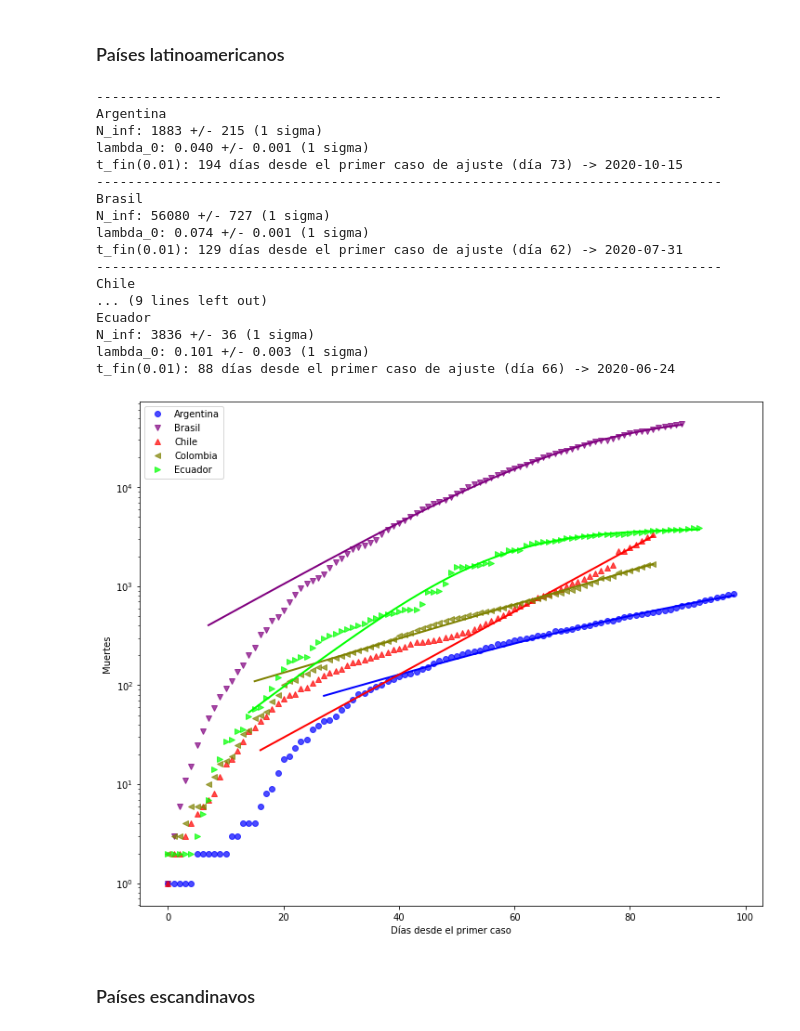
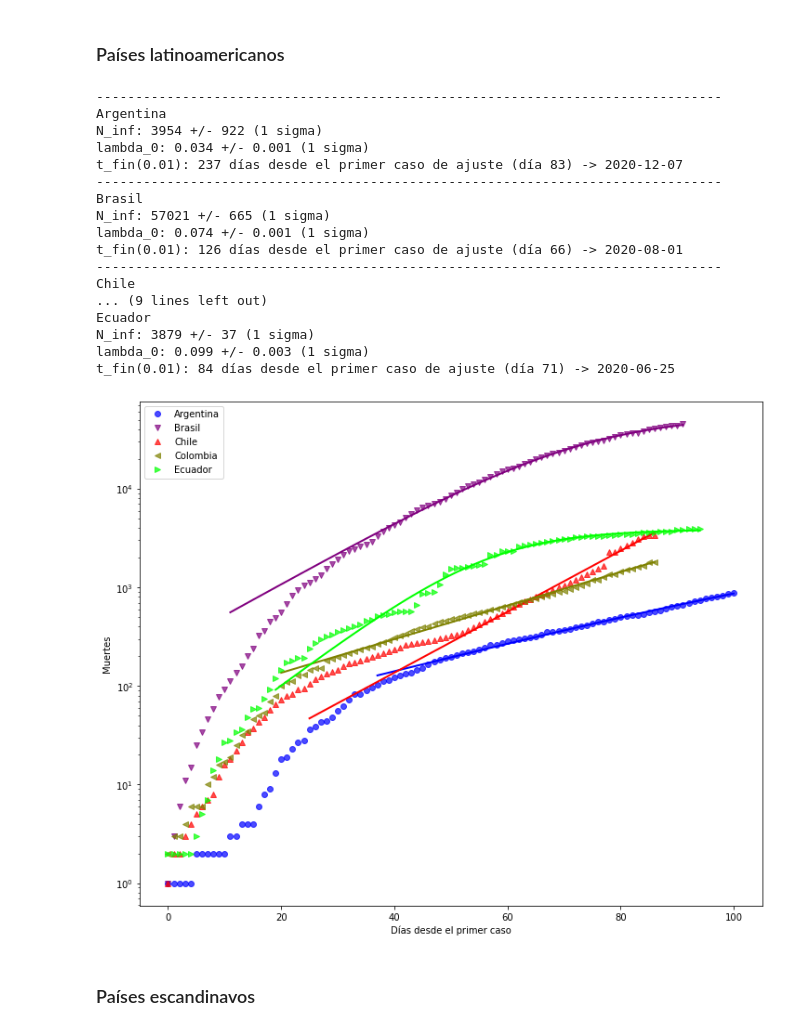
Before and after one commit to manuxch/logistic-covid19, a Jupyter notebook: Logistic_model_COVID-19.ipynb, the cells around one changed output. Saved outputs shown, nothing was run; the diff lists cells and outputs as text; code cells hidden in the pictures.

Commit message:
Actualización diaria de visualizaciones, ajustes y registros

```diff
--- a/Logistic_model_COVID-19.ipynb
+++ b/Logistic_model_COVID-19.ipynb
@@ -276,26 +276,26 @@ t_fin(0.01): 97 días desde el primer caso de ajuste (día 57) -> 2020-06-24
 # %% [markdown]
 ### Países latinoamericanos
 # %%
-plot_fit(deadths_lat, 40, 'Muertes', logscale=True, p_fin=0.01)
+plot_fit(deadths_lat, 100, 'Muertes', logscale=True, p_fin=0.01)
 # %% [output]
 --------------------------------------------------------------------------------
 Argentina
-N_inf: 1883 +/- 215 (1 sigma)
-lambda_0: 0.040 +/- 0.001 (1 sigma)
-t_fin(0.01): 194 días desde el primer caso de ajuste (día 73) -> 2020-10-15
+N_inf: 3954 +/- 922 (1 sigma)
+lambda_0: 0.034 +/- 0.001 (1 sigma)
+t_fin(0.01): 237 días desde el primer caso de ajuste (día 83) -> 2020-12-07
 --------------------------------------------------------------------------------
 Brasil
-N_inf: 56080 +/- 727 (1 sigma)
+N_inf: 57021 +/- 665 (1 sigma)
 lambda_0: 0.074 +/- 0.001 (1 sigma)
-t_fin(0.01): 129 días desde el primer caso de ajuste (día 62) -> 2020-07-31
+t_fin(0.01): 126 días desde el primer caso de ajuste (día 66) -> 2020-08-01
 --------------------------------------------------------------------------------
 Chile
 ... (9 lines left out)
 Ecuador
-N_inf: 3836 +/- 36 (1 sigma)
-lambda_0: 0.101 +/- 0.003 (1 sigma)
-t_fin(0.01): 88 días desde el primer caso de ajuste (día 66) -> 2020-06-24
+N_inf: 3879 +/- 37 (1 sigma)
+lambda_0: 0.099 +/- 0.003 (1 sigma)
+t_fin(0.01): 84 días desde el primer caso de ajuste (día 71) -> 2020-06-25
-[figure, old version]
+[figure, new version]
 # %% [markdown]
 ### Países escandinavos
 # %%
```
Also changed, not shown: parts of 8 cells of this notebook.
